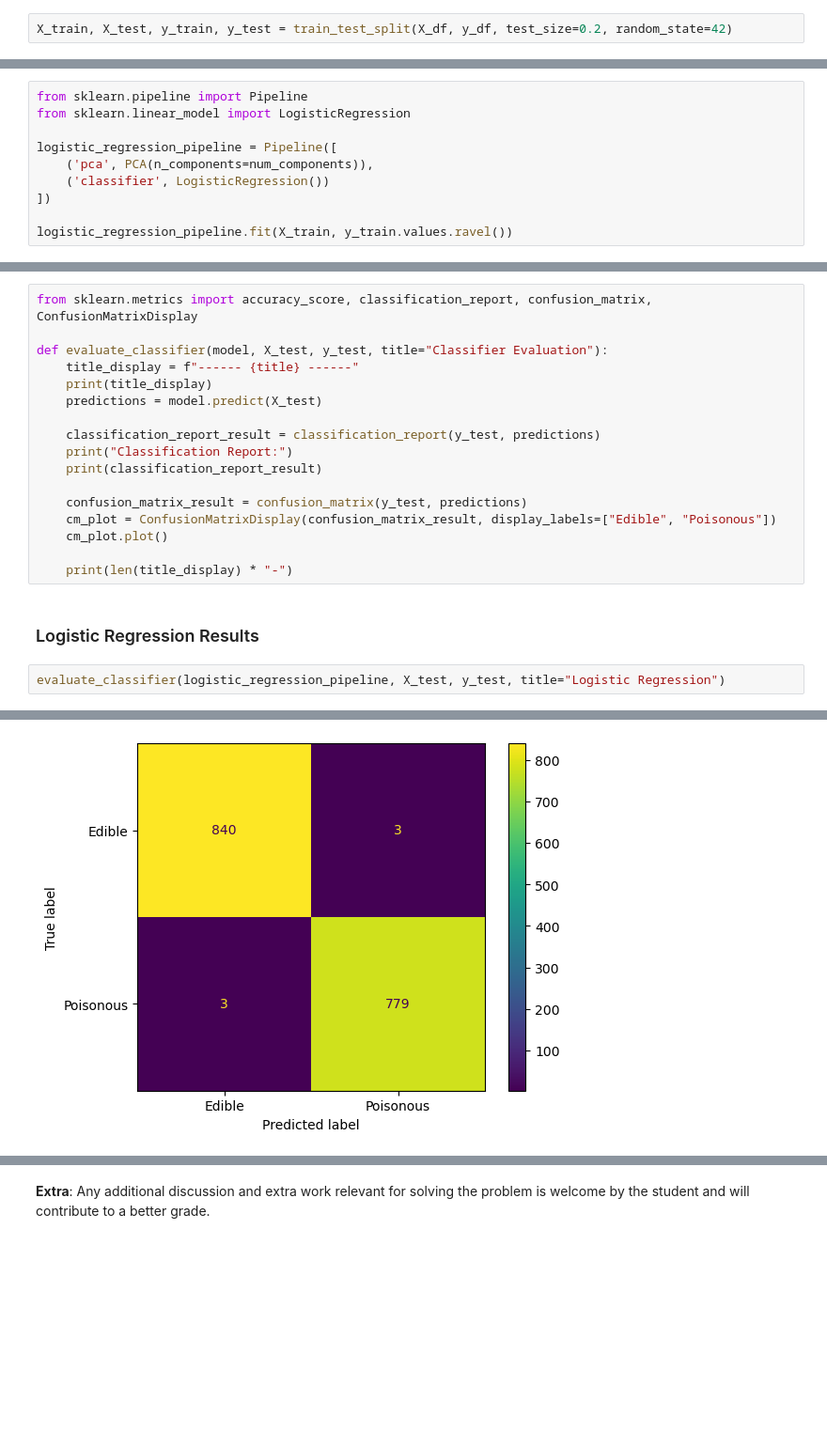
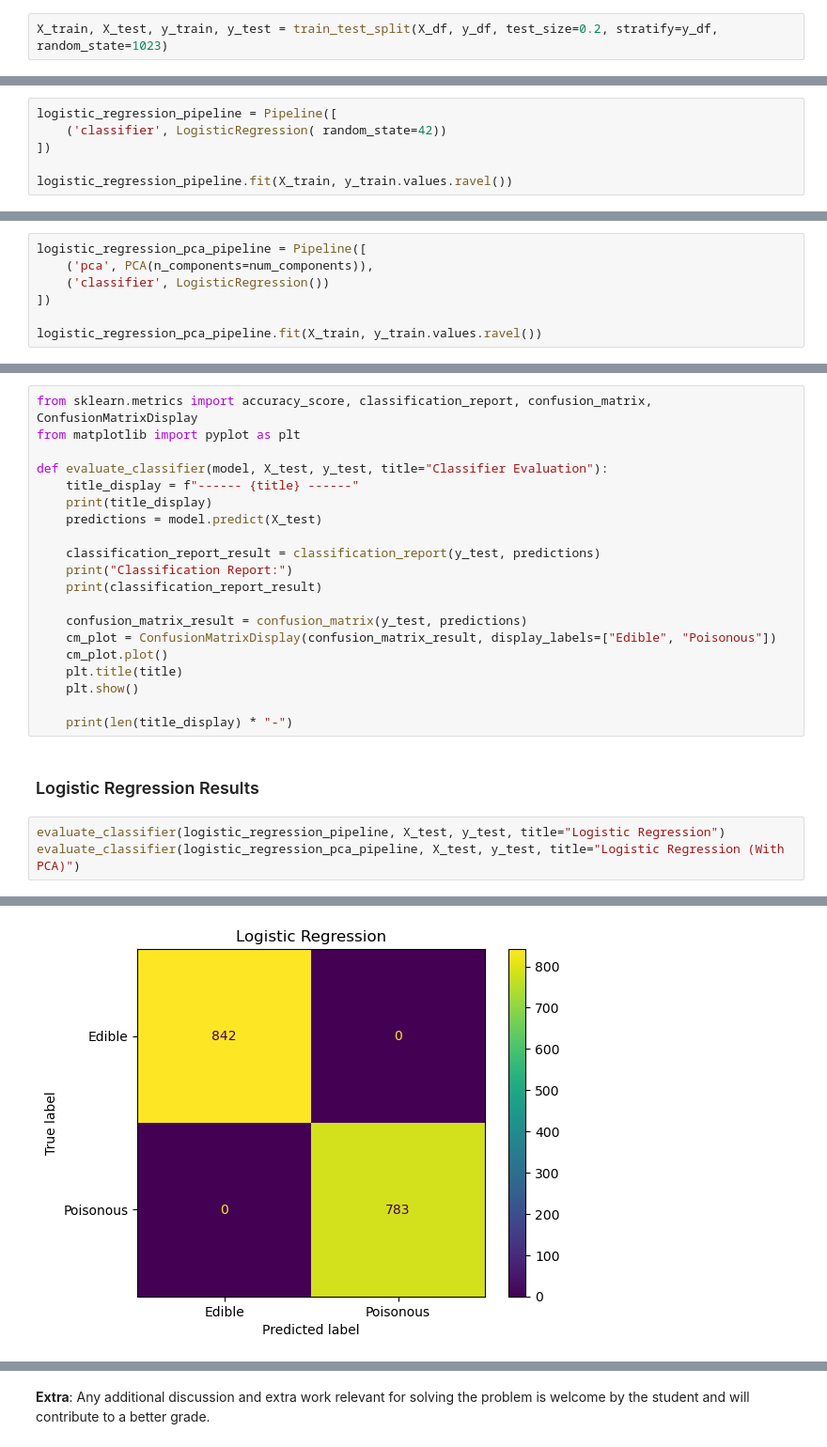
Before and after one commit to Tietgen-ITU/applied-artificial-intelligence, a Jupyter notebook: exam/assignment-01/First_assignment_dataset_3.ipynb, the cells around one changed output, grey strips where cells are left out. Shown: that part at 94% size. Drawn from its saved outputs; the diff is of its cells as text; blank space fills up the shorter version.

```diff
--- a/exam/assignment-01/First_assignment_dataset_3.ipynb
+++ b/exam/assignment-01/First_assignment_dataset_3.ipynb
@@ -174,7 +175,7 @@ Name: count, dtype: int64
 
 The student should prepare the data for the training. Augmenting, splitting, and otherwise transforming should be done here.
 # %%
-X_train, X_test, y_train, y_test = train_test_split(X_df, y_df, test_size=0.2, random_state=42)
+X_train, X_test, y_train, y_test = train_test_split(X_df, y_df, test_size=0.2, stratify=y_df, random_state=1023)
 # %% [markdown]
 ### Reducing dimensionality
 
@@ -211,0 +219,6 @@ The student should implement a simple model as a baseline to compare more comple
+# %%
+logistic_regression_pipeline = Pipeline([
+    ('classifier', LogisticRegression( random_state=42))
+])
+
+logistic_regression_pipeline.fit(X_train, y_train.values.ravel())
@@ -214,13 +229,10 @@ The student should implement a simple model as a baseline to compare more comple
 # %%
-from sklearn.pipeline import Pipeline
-from sklearn.linear_model import LogisticRegression
-
-logistic_regression_pipeline = Pipeline([
+logistic_regression_pca_pipeline = Pipeline([
     ('pca', PCA(n_components=num_components)),
     ('classifier', LogisticRegression())
 ])
 
-logistic_regression_pipeline.fit(X_train, y_train.values.ravel())
+logistic_regression_pca_pipeline.fit(X_train, y_train.values.ravel())
 # %% [output]
 Pipeline(steps=[('pca', PCA(n_components=40)),
                 ('classifier', LogisticRegression())])
@@ -230,6 +270,7 @@ Pipeline(steps=[('pca', PCA(n_components=40)),
 The student should report the results. Identify which features are most influential in the model’s predictions, if applicable for the dataset and model used.
 # %%
 from sklearn.metrics import accuracy_score, classification_report, confusion_matrix, ConfusionMatrixDisplay
+from matplotlib import pyplot as plt
 
 def evaluate_classifier(model, X_test, y_test, title="Classifier Evaluation"):
     title_display = f"------ {title} ------"
@@ -243,12 +284,15 @@ def evaluate_classifier(model, X_test, y_test, title="Classifier Evaluation"):
     confusion_matrix_result = confusion_matrix(y_test, predictions)
     cm_plot = ConfusionMatrixDisplay(confusion_matrix_result, display_labels=["Edible", "Poisonous"])
     cm_plot.plot()
+    plt.title(title)
+    plt.show()
 
     print(len(title_display) * "-")
 # %% [markdown]
 ### Logistic Regression Results
 # %%
 evaluate_classifier(logistic_regression_pipeline, X_test, y_test, title="Logistic Regression")
+evaluate_classifier(logistic_regression_pca_pipeline, X_test, y_test, title="Logistic Regression (With PCA)")
 # %% [output]
 ------ Logistic Regression ------
 Classification Report:
@@ -265 +307 @@ weighted avg       1.00      1.00      1.00      1625
-[figure, old version]
+[figure, new version]
```
Also changed, not shown: parts of 16 cells of this notebook.
